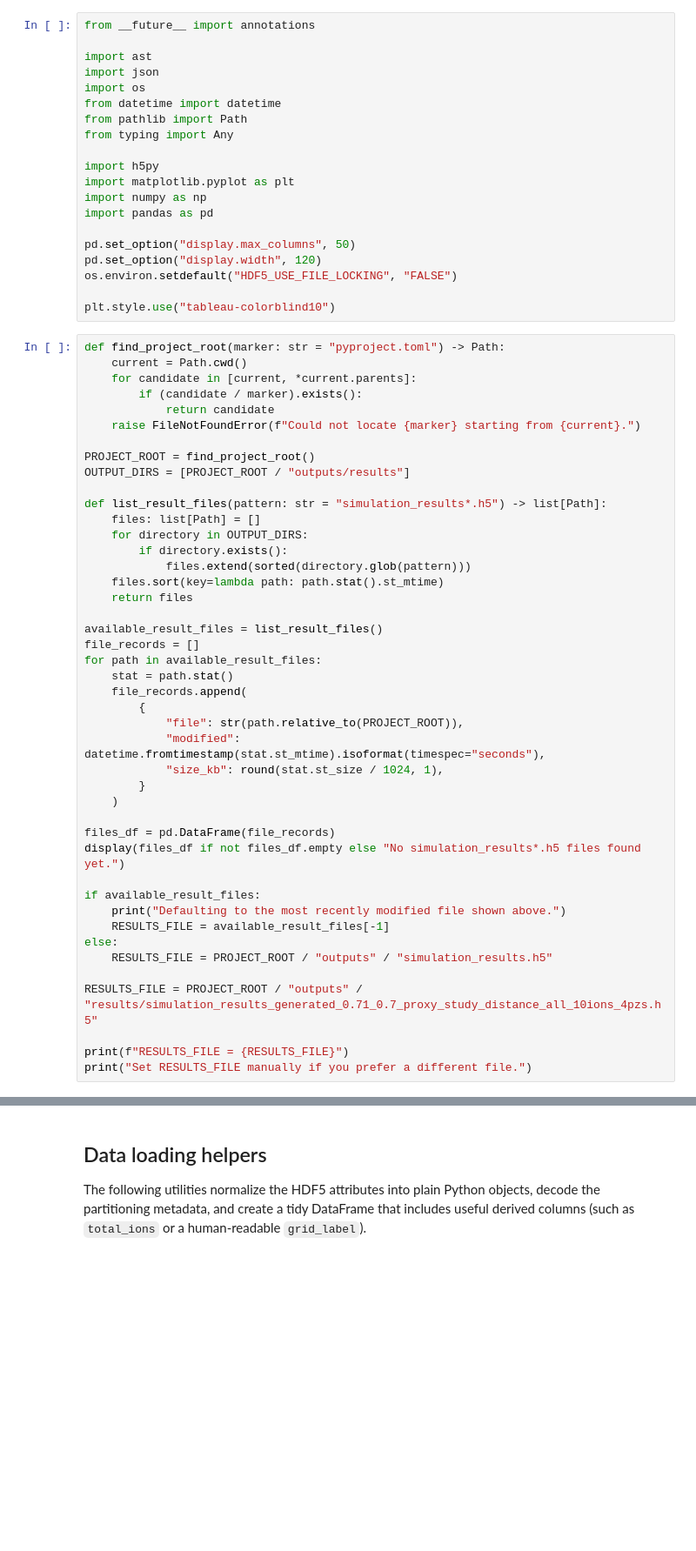
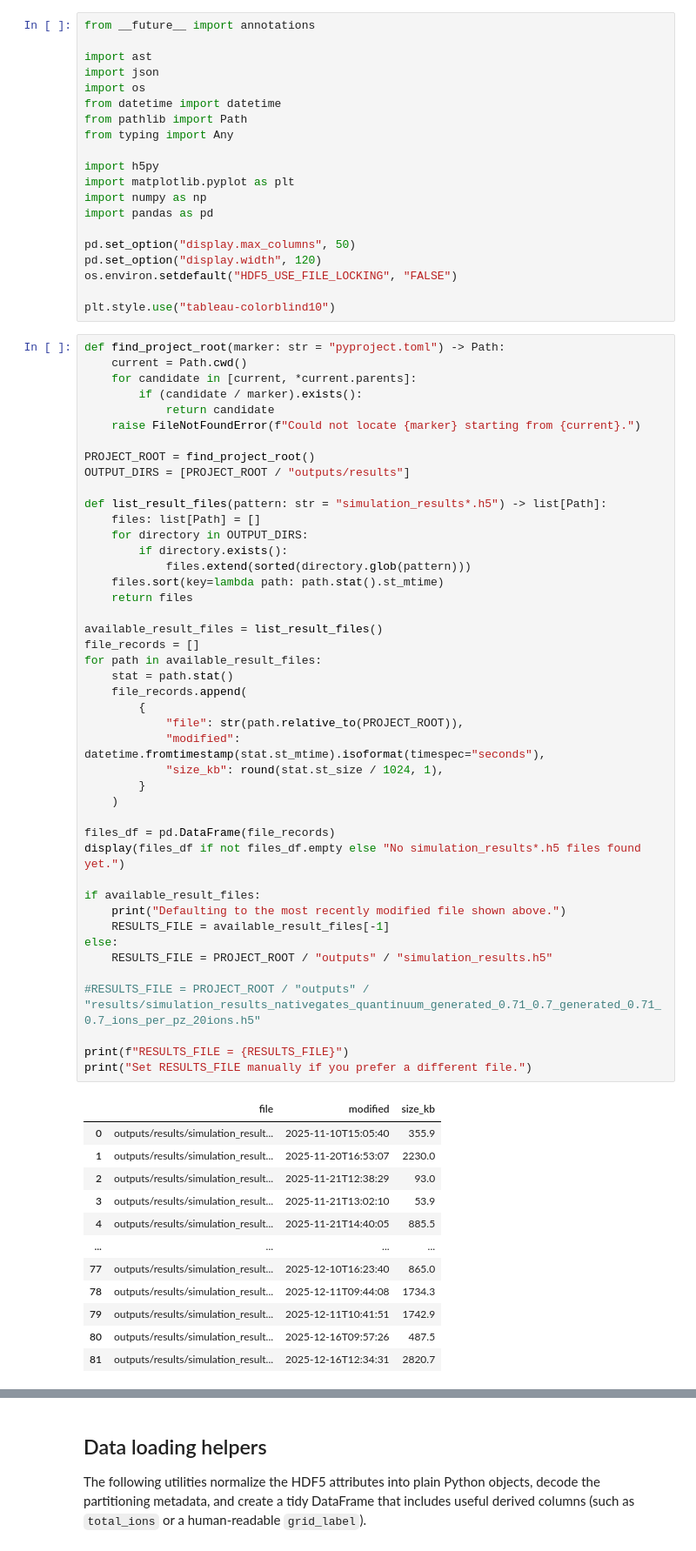
Before and after one commit to linusschulte/ionshuttler, a Jupyter notebook: notebooks/partitioning_comparison.ipynb, the cells around one changed output, grey strips where cells are left out. Shown at 87% size. Saved outputs shown, nothing was run; the diff lists cells and outputs as text; blank space fills up the shorter version.

```diff
--- a/notebooks/partitioning_comparison.ipynb
+++ b/notebooks/partitioning_comparison.ipynb
@@ -50,31 +50,44 @@ def list_result_files(pattern: str = "simulation_results*.h5") -> list[Path]:
     for directory in OUTPUT_DIRS:
         if directory.exists():
             files.extend(sorted(directory.glob(pattern)))
     files.sort(key=lambda path: path.stat().st_mtime)
     return files
 
 available_result_files = list_result_files()
 file_records = []
 for path in available_result_files:
     stat = path.stat()
     file_records.append(
         {
             "file": str(path.relative_to(PROJECT_ROOT)),
             "modified": datetime.fromtimestamp(stat.st_mtime).isoformat(timespec="seconds"),
             "size_kb": round(stat.st_size / 1024, 1),
         }
     )
 
 files_df = pd.DataFrame(file_records)
 display(files_df if not files_df.empty else "No simulation_results*.h5 files found yet.")
 
 if available_result_files:
     print("Defaulting to the most recently modified file shown above.")
     RESULTS_FILE = available_result_files[-1]
 else:
     RESULTS_FILE = PROJECT_ROOT / "outputs" / "simulation_results.h5"
 
-RESULTS_FILE = PROJECT_ROOT / "outputs" / "results/simulation_results_generated_0.71_0.7_proxy_study_distance_all_10ions_4pzs.h5"
+#RESULTS_FILE = PROJECT_ROOT / "outputs" / "results/simulation_results_nativegates_quantinuum_generated_0.71_0.7_generated_0.71_0.7_ions_per_pz_20ions.h5"
 
 print(f"RESULTS_FILE = {RESULTS_FILE}")
 print("Set RESULTS_FILE manually if you prefer a different file.")
+# %% [output]
+|  | file | modified | size_kb |
+| 0 | outputs/results/simulation_result... | 2025-11-10T15:05:40 | 355.9 |
+| 1 | outputs/results/simulation_result... | 2025-11-20T16:53:07 | 2230.0 |
+| 2 | outputs/results/simulation_result... | 2025-11-21T12:38:29 | 93.0 |
+| 3 | outputs/results/simulation_result... | 2025-11-21T13:02:10 | 53.9 |
+| 4 | outputs/results/simulation_result... | 2025-11-21T14:40:05 | 885.5 |
+| ... | ... | ... | ... |
+| 77 | outputs/results/simulation_result... | 2025-12-10T16:23:40 | 865.0 |
+| 78 | outputs/results/simulation_result... | 2025-12-11T09:44:08 | 1734.3 |
+| 79 | outputs/results/simulation_result... | 2025-12-11T10:41:51 | 1742.9 |
+| 80 | outputs/results/simulation_result... | 2025-12-16T09:57:26 | 487.5 |
+| 81 | outputs/results/simulation_result... | 2025-12-16T12:34:31 | 2820.7 |
```
Also changed, not shown: parts of 9 cells of this notebook, 1 other file.
